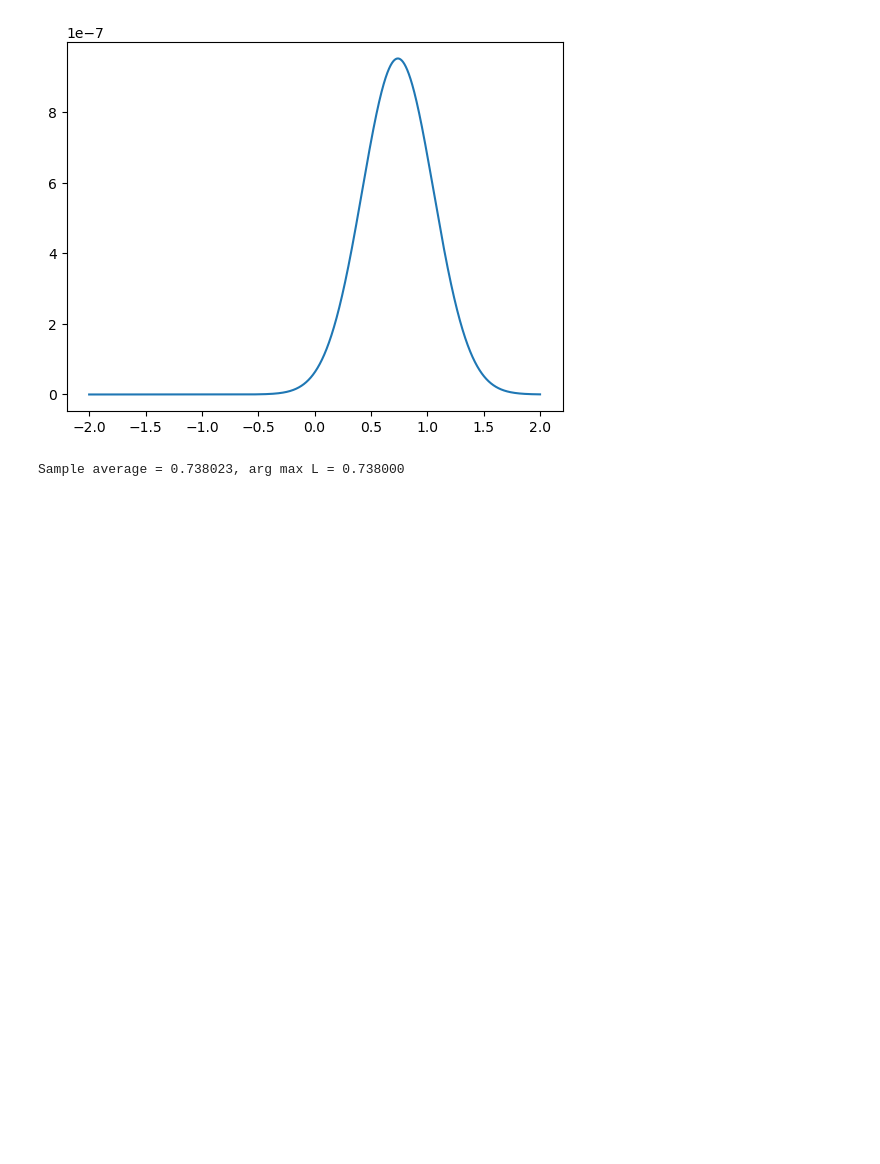
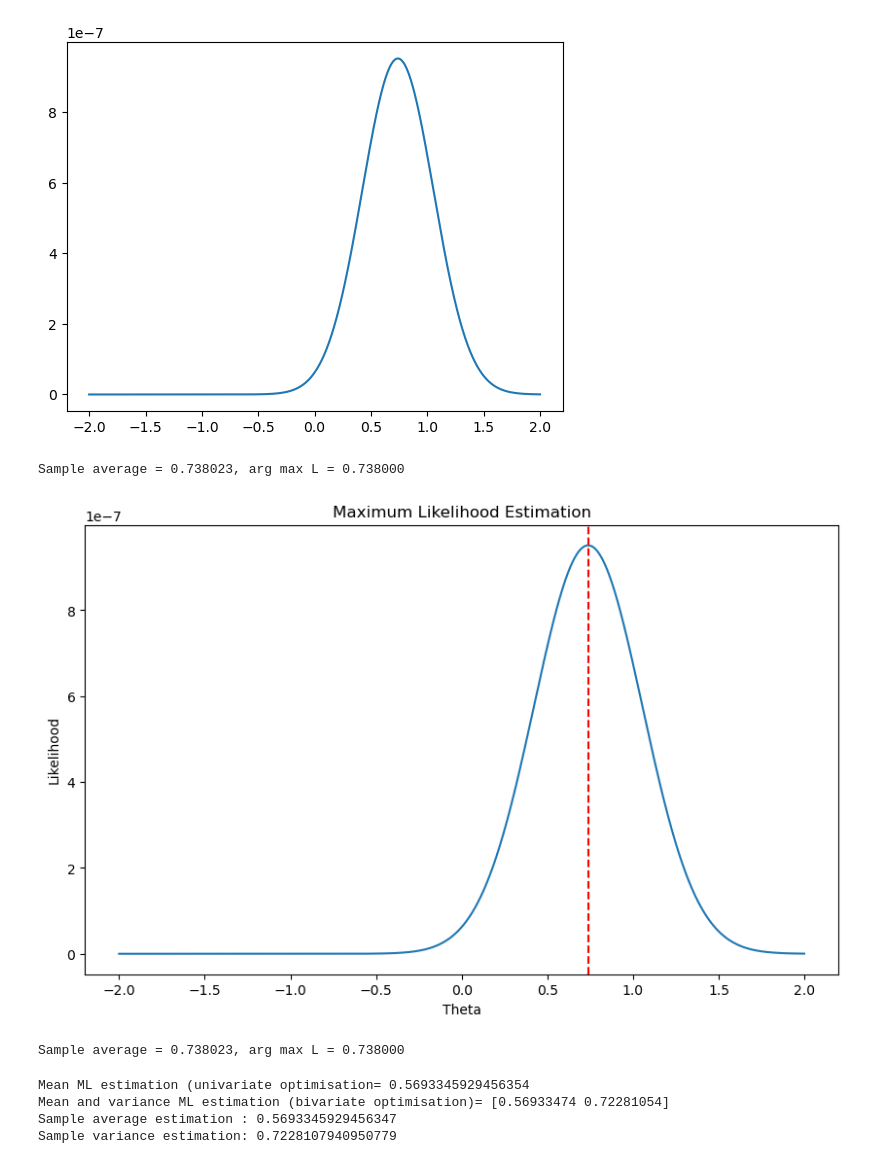
Before and after one commit to gbonte/gbcodepy, a Jupyter notebook: notebooks/Untitled.ipynb, the cells around one changed output. Drawn from its saved outputs; the diff is of its cells as text; code cells hidden in the pictures; blank space fills up the shorter version.

```diff
--- a/scripts/Probability/Untitled.ipynb
+++ b/notebooks/Untitled.ipynb
@@ -203,3 +203,83 @@ print(f"Sample average = {np.mean(DN):.6f}, arg max L = {Theta[np.argmax(L)]:.6f
 # %% [output]
 [figure]
 Sample average = 0.738023, arg max L = 0.738000
+# %%
+import numpy as np
+import matplotlib.pyplot as plt
+from scipy.stats import norm
+
+# Clear all variables
+# (Not necessary in Python, as variables are scoped)
+
+# Set up the plot
+plt.figure(figsize=(10, 6))
+
+# Set random seed
+np.random.seed(0)
+
+N = 10
+DN = np.random.normal(0, 1, N)
+
+Theta = np.arange(-2, 2, 0.001)
+L = np.ones(len(Theta))
+
+for ith in range(len(Theta)):
+    for i in range(N):
+        L[ith] *= norm.pdf(DN[i], Theta[ith], 1)
+
+plt.plot(Theta, L)
+plt.axvline(x=Theta[np.argmax(L)], color='r', linestyle='--')
+
+plt.xlabel('Theta')
+plt.ylabel('Likelihood')
+plt.title('Maximum Likelihood Estimation')
+
+plt.show()
+
+print(f"Sample average = {np.mean(DN):.6f}, arg max L = {Theta[np.argmax(L)]:.6f}")
+# %% [output]
+[figure, added]
+Sample average = 0.738023, arg max L = 0.738000
+# %%
+import numpy as np
+from scipy.optimize import minimize_scalar, minimize
+from scipy.stats import norm
+
+# Script: shows the use of maximum likelihood for parameter estimation
+
+np.random.seed(0)
+
+def eml(m, D, var):   # empirical likelihood function (1 argument)
+    N = len(D)
+    Lik = 1
+    for i in range(N):
+        Lik *= norm.pdf(D[i], m, np.sqrt(var))
+    return -np.log(Lik)
+
+def eml2(m, D):   # empirical likelihood function (2 arguments)
+    N = len(D)
+    Lik = 1
+    for i in range(N):
+        Lik *= norm.pdf(D[i], m[0], np.sqrt(max(0, m[1])))
+    return -np.log(Lik)
+
+N = 20
+
+DN = np.random.normal(size=N)  # data generation
+
+xmin = minimize_scalar(eml, args=(DN, 1), bounds=(-1, 1), method='bounded')
+# maximization of log likelihood function (1 argument)
+print(f"Mean ML estimation (univariate optimisation= {xmin.x}")
+
+xmin2 = minimize(eml2, [0,1], args=(DN,))
+# maximization of log likelihood function (2 arguments: mean and variance)
+
+print(f"Mean and variance ML estimation (bivariate optimisation)= {xmin2.x}")
+
+print(f"Sample average estimation : {np.mean(DN)}")  # sample average
+print(f"Sample variance estimation: {np.var(DN)}")  # sample variance with N-1 at the denominator
+# %% [output]
+Mean ML estimation (univariate optimisation= 0.5693345929456354
+Mean and variance ML estimation (bivariate optimisation)= [0.56933474 0.72281054]
+Sample average estimation : 0.5693345929456347
+Sample variance estimation: 0.7228107940950779
```
Also changed, not shown: parts of 3 cells of this notebook, 7 other files.
